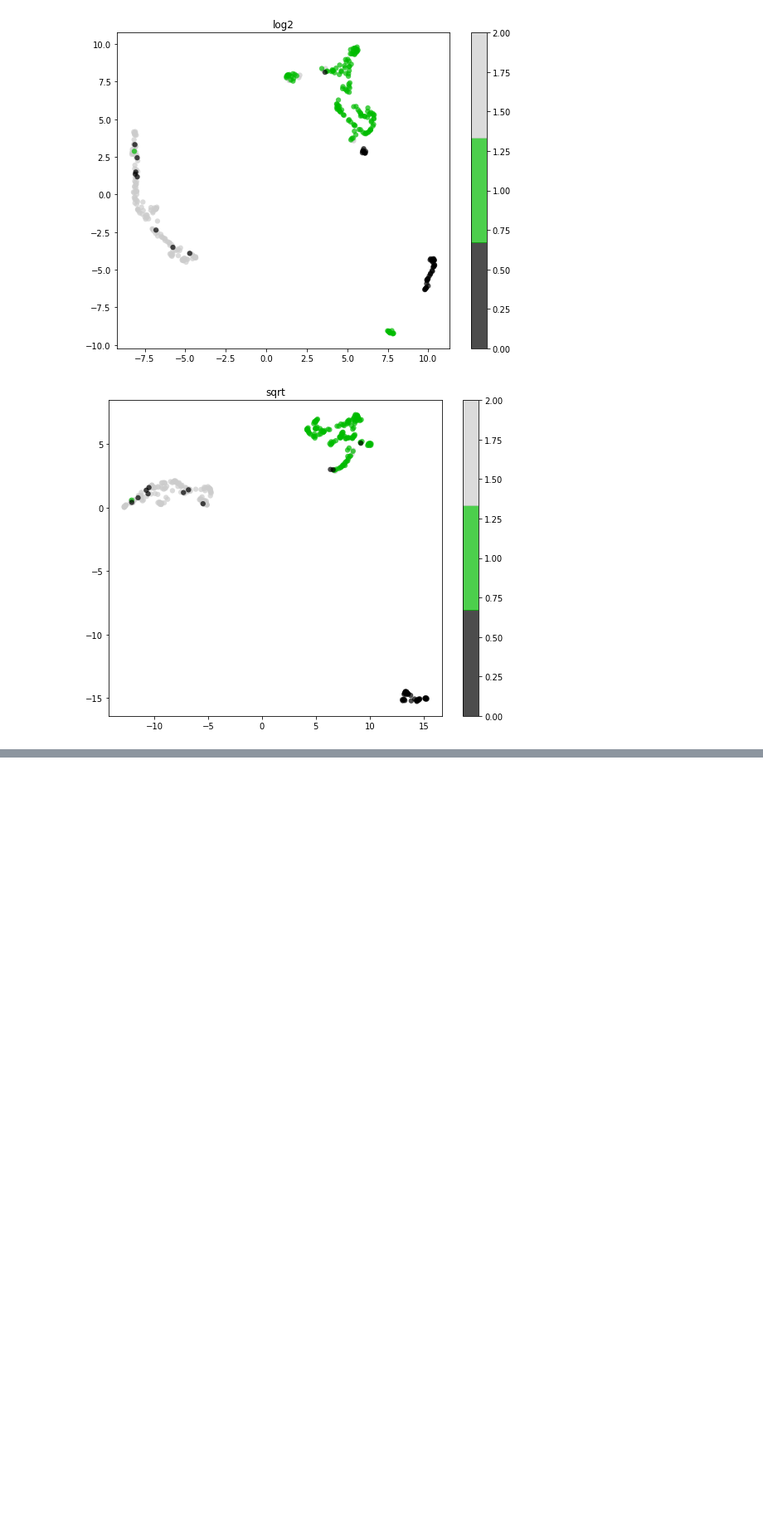
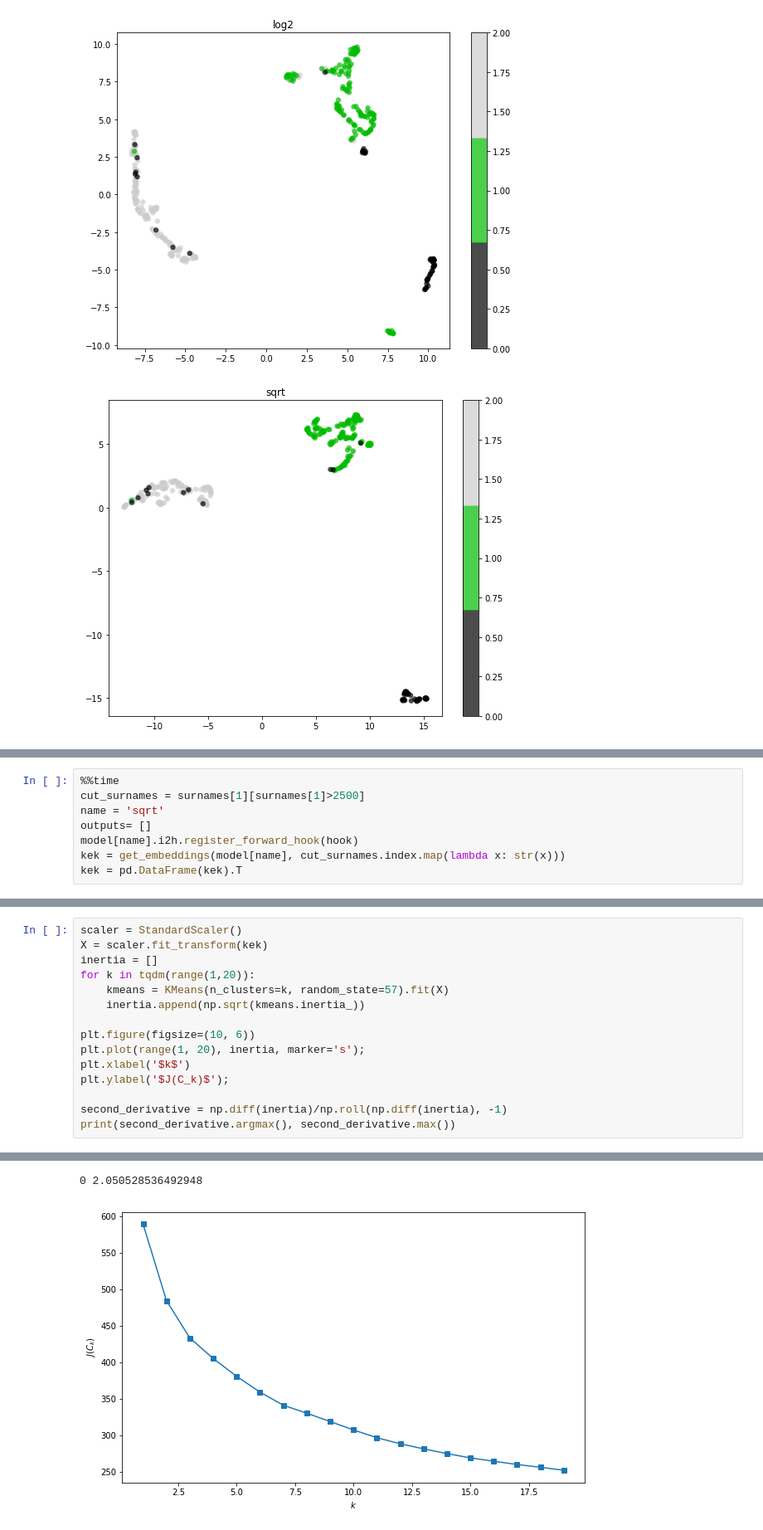
Before and after one commit to JustM57/vk_last_name_clustering, a Jupyter notebook: char_rnn_to_clusters.ipynb, the cells around one changed output, grey strips where cells are left out. Shown: that part at 83% size. Saved outputs shown, nothing was run; the diff lists cells and outputs as text; blank space fills up the shorter version.

Commit message:
added clusters

```diff
--- a/char_rnn_to_clusters.ipynb
+++ b/char_rnn_to_clusters.ipynb
@@ -311,0 +317,8 @@ for name in tqdm(model):
+# %%
+%%time
+cut_surnames = surnames[1][surnames[1]>2500]
+name = 'sqrt'
+outputs= []
+model[name].i2h.register_forward_hook(hook)
+kek = get_embeddings(model[name], cut_surnames.index.map(lambda x: str(x)))
+kek = pd.DataFrame(kek).T
@@ -311,0 +328,16 @@ for name in tqdm(model):
+# %%
+scaler = StandardScaler()
+X = scaler.fit_transform(kek)
+inertia = []
+for k in tqdm(range(1,20)):
+    kmeans = KMeans(n_clusters=k, random_state=57).fit(X)
+    inertia.append(np.sqrt(kmeans.inertia_))
+
+plt.figure(figsize=(10, 6))
+plt.plot(range(1, 20), inertia, marker='s');
+plt.xlabel('$k$')
+plt.ylabel('$J(C_k)$');
+
+second_derivative = np.diff(inertia)/np.roll(np.diff(inertia), -1)
+print(second_derivative.argmax(), second_derivative.max())
+# %% [output]
@@ -311,0 +345,2 @@ for name in tqdm(model):
+0 2.050528536492948
+[figure, added]
```
Also changed, not shown: parts of 16 cells of this notebook.
